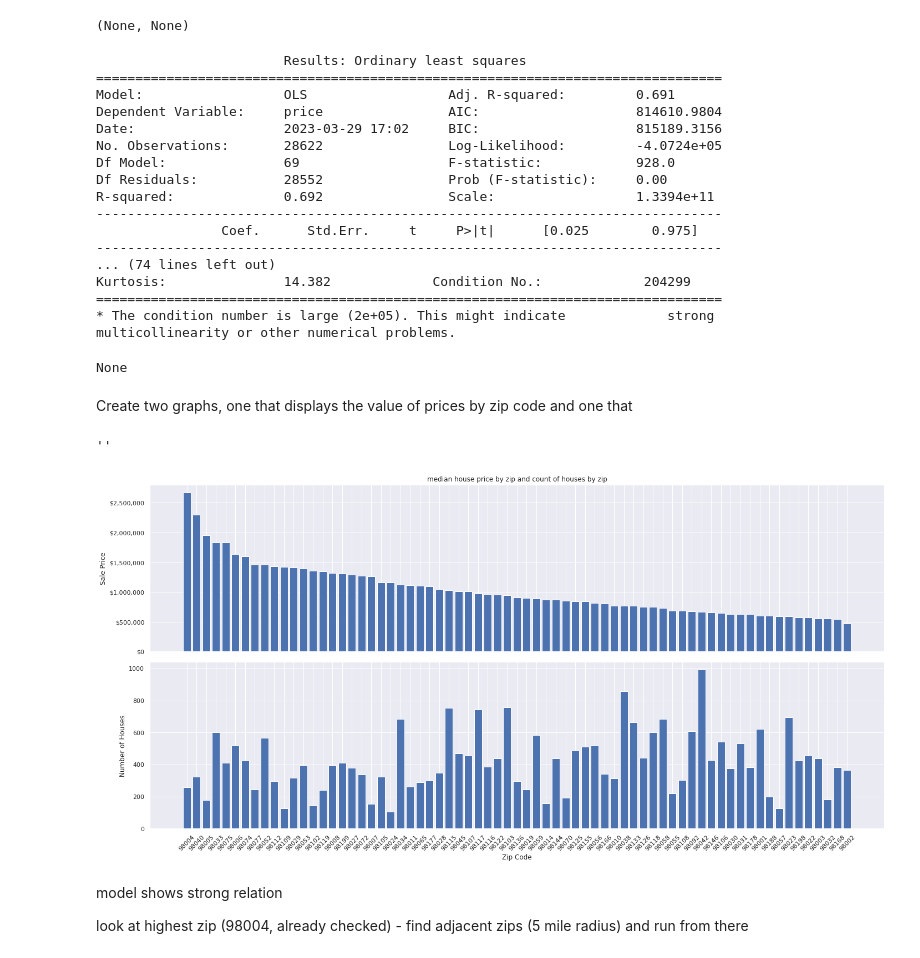
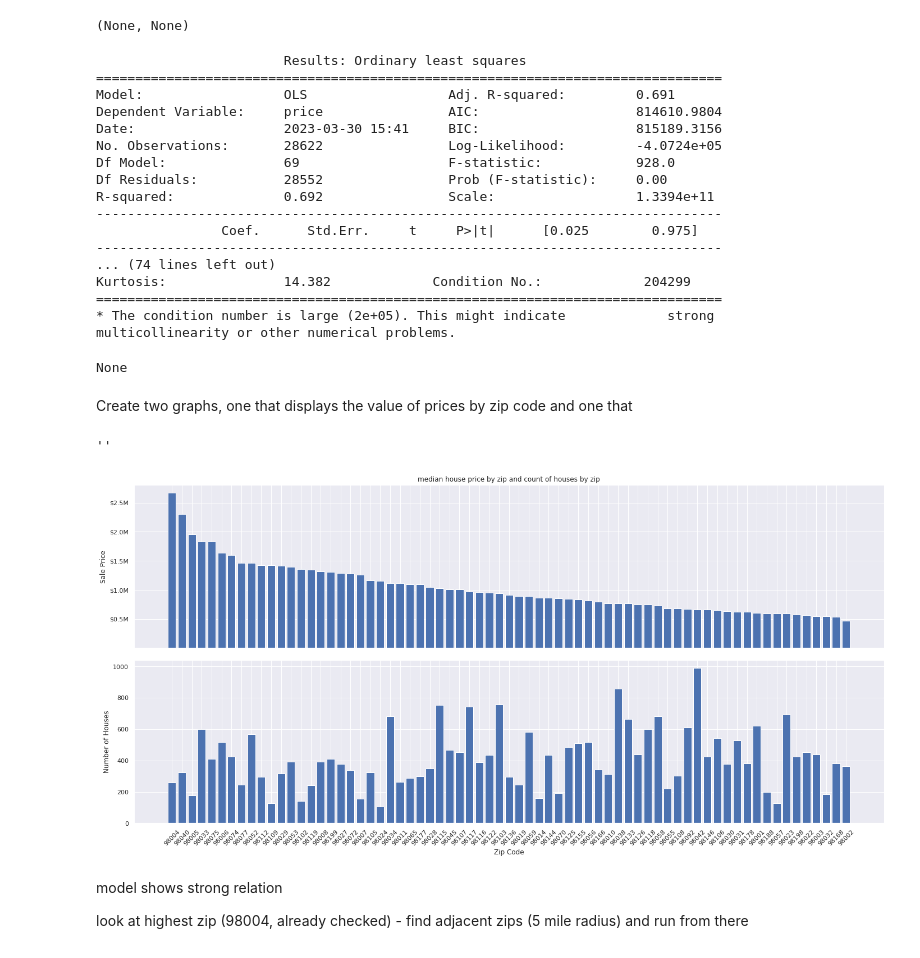
Before and after one commit to ParkedHampster/Modeled_Homes-Phase_2, a Jupyter notebook: index.ipynb, the cells around one changed output. Saved outputs shown, nothing was run; the diff lists cells and outputs as text; code cells hidden in the pictures.

Commit message:
heavily update graphs outset yticklabel formatting into a function applied many format changes to graphs

```diff
--- a/index.ipynb
+++ b/index.ipynb
@@ -612,14 +631,14 @@ memory usage: 2.1 MB
 zip_homes = pd.concat([numeric_homes['sqft_living'] , dummy_zips], axis=1)
 X = sm.add_constant(zip_homes)
 
-zip_model = sm.OLS(y, X).fit().summary2()
-display(print(zip_model))#zip_by_price_median.iloc[0],
+zip_model = sm.OLS(y, X).fit()
+display(print(zip_model.summary2()))
 # %% [output]
                         Results: Ordinary least squares
 ================================================================================
 Model:                  OLS                  Adj. R-squared:         0.691
 Dependent Variable:     price                AIC:                    814610.9804
-Date:                   2023-03-29 17:02     BIC:                    815189.3156
+Date:                   2023-03-30 15:41     BIC:                    815189.3156
 No. Observations:       28622                Log-Likelihood:         -4.0724e+05
 Df Model:               69                   F-statistic:            928.0
 Df Residuals:           28552                Prob (F-statistic):     0.00
@@ -638,29 +657,30 @@ Create two graphs, one that displays the value of prices by zip code and one tha
 # %%
 fig, ax = plt.subplots(2, 1, sharex=True, figsize=(20, 10))
 
 y = [zip_by_price_median['price'], zip_by_price_median['count']]
 x = zip_by_price_median['zip']
 
 ax[0].bar(x=x, height=y[0])
 ax[1].bar(x=x, height=y[1])
 
+ticks, ticklabels = ytick_convert(5,500000)
 ax[0].set(
     title='median house price by zip and count of houses by zip',
-    ylabel='Sale Price'
+    ylabel='Sale Price',
+    yticks=ticks,
+    yticklabels=ticklabels
 )
 ax[1].set(
     ylabel='Number of Houses',
     xlabel='Zip Code',
 )
 
-dollar_format = mtick.StrMethodFormatter('${x:,.0f}')
-ax[0].yaxis.set_major_formatter(dollar_format)
 plt.xticks(rotation=45)
 plt.tight_layout()
 ''
 # %% [output]
 ''
-[figure, old version]
+[figure, new version]
 # %% [markdown]
 model shows strong relation
 
```
Also changed, not shown: parts of 25 cells of this notebook, 4 other files.
